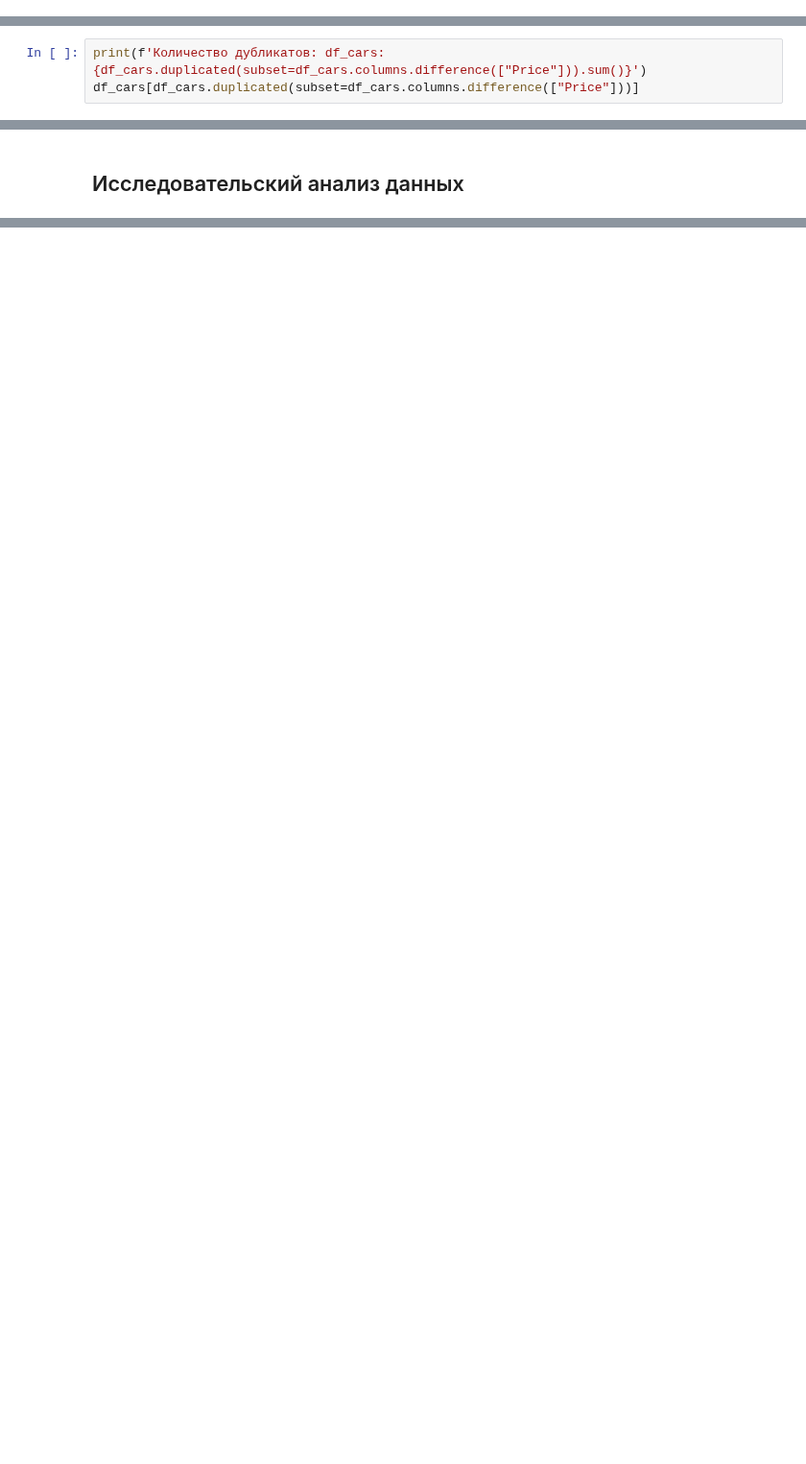
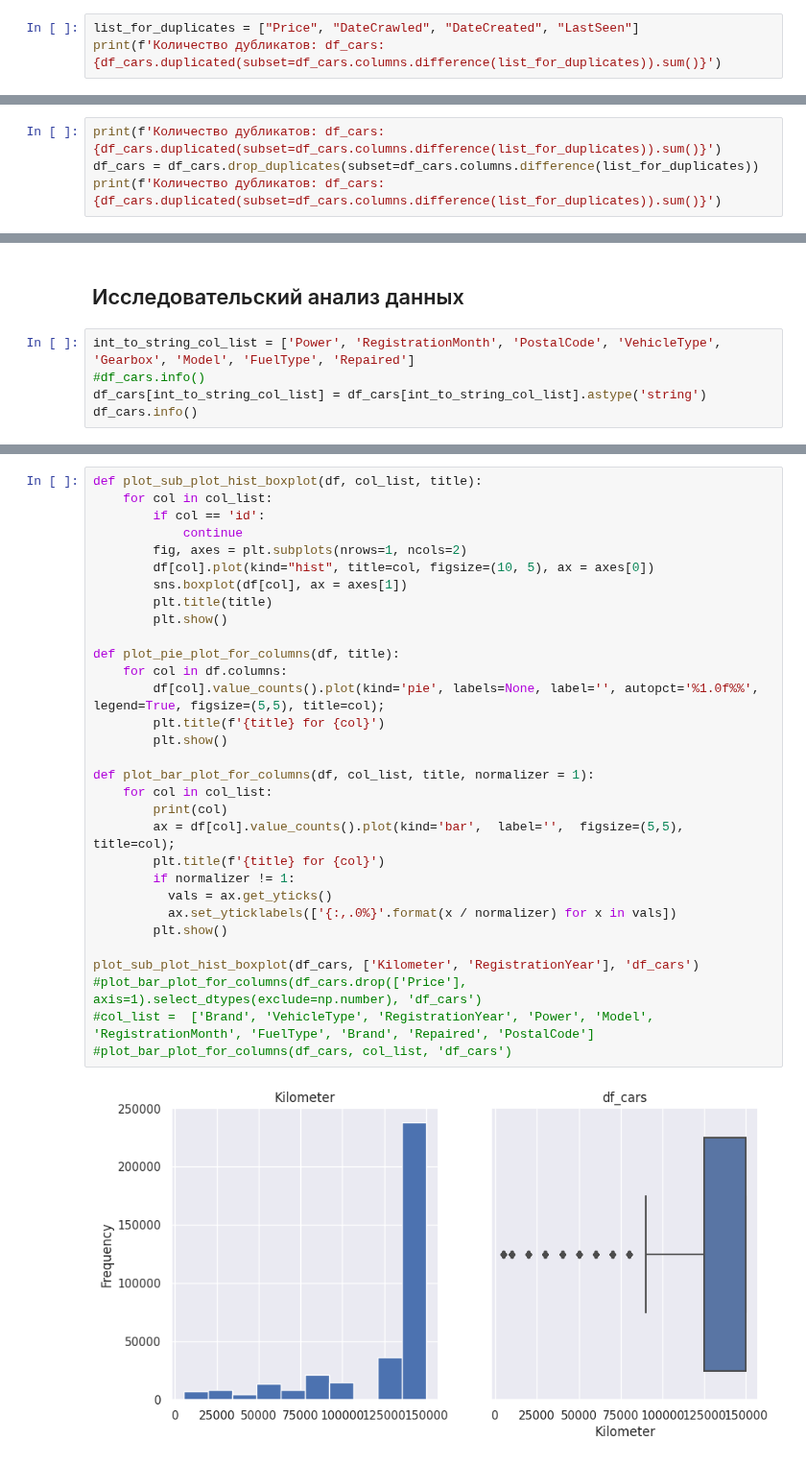
Before and after one commit to theotheo46/yap, a Jupyter notebook: notebooks/cars.ipynb, the cells around one changed output, grey strips where cells are left out. Shown at 96% size. Saved outputs shown, nothing was run; the diff lists cells and outputs as text; blank space fills up the shorter version.

```diff
--- a/notebooks/cars.ipynb
+++ b/notebooks/cars.ipynb
@@ -140,0 +168,3 @@ memory usage: 40.6 MB
+# %%
+list_for_duplicates = ["Price", "DateCrawled", "DateCreated", "LastSeen"]
+print(f'Количество дубликатов: df_cars: {df_cars.duplicated(subset=df_cars.columns.difference(list_for_duplicates)).sum()}')
@@ -141,4 +382,5 @@ memory usage: 40.6 MB
 # %%
-print(f'Количество дубликатов: df_cars: {df_cars.duplicated(subset=df_cars.columns.difference(["Price"])).sum()}')
-df_cars[df_cars.duplicated(subset=df_cars.columns.difference(["Price"]))]
+print(f'Количество дубликатов: df_cars: {df_cars.duplicated(subset=df_cars.columns.difference(list_for_duplicates)).sum()}')
+df_cars = df_cars.drop_duplicates(subset=df_cars.columns.difference(list_for_duplicates))
+print(f'Количество дубликатов: df_cars: {df_cars.duplicated(subset=df_cars.columns.difference(list_for_duplicates)).sum()}')
 # %% [output]
@@ -243,2 +409,7 @@ memory usage: 40.6 MB
 # %% [markdown]
 ## Исследовательский анализ данных
+# %%
+int_to_string_col_list = ['Power', 'RegistrationMonth', 'PostalCode', 'VehicleType', 'Gearbox', 'Model', 'FuelType', 'Repaired']
+#df_cars.info()
+df_cars[int_to_string_col_list] = df_cars[int_to_string_col_list].astype('string')
+df_cars.info()
@@ -244,0 +504,33 @@ memory usage: 40.6 MB
+# %%
+def plot_sub_plot_hist_boxplot(df, col_list, title):
+    for col in col_list:
+        if col == 'id':
+            continue
+        fig, axes = plt.subplots(nrows=1, ncols=2)
+        df[col].plot(kind="hist", title=col, figsize=(10, 5), ax = axes[0])
+        sns.boxplot(df[col], ax = axes[1])
+        plt.title(title)
+        plt.show()
+
+def plot_pie_plot_for_columns(df, title):
+    for col in df.columns:
+        df[col].value_counts().plot(kind='pie', labels=None, label='', autopct='%1.0f%%', legend=True, figsize=(5,5), title=col);
+        plt.title(f'{title} for {col}')
+        plt.show()
+
+def plot_bar_plot_for_columns(df, col_list, title, normalizer = 1):
+    for col in col_list:
+        print(col)
+        ax = df[col].value_counts().plot(kind='bar',  label='',  figsize=(5,5), title=col);
+        plt.title(f'{title} for {col}')
+        if normalizer != 1:
+          vals = ax.get_yticks()
+          ax.set_yticklabels(['{:,.0%}'.format(x / normalizer) for x in vals])
+        plt.show()
+
+plot_sub_plot_hist_boxplot(df_cars, ['Kilometer', 'RegistrationYear'], 'df_cars')
+#plot_bar_plot_for_columns(df_cars.drop(['Price'], axis=1).select_dtypes(exclude=np.number), 'df_cars')
+#col_list =  ['Brand', 'VehicleType', 'RegistrationYear', 'Power', 'Model', 'RegistrationMonth', 'FuelType', 'Brand', 'Repaired', 'PostalCode']
+#plot_bar_plot_for_columns(df_cars, col_list, 'df_cars')
+# %% [output]
+[figure, added]
```
Also changed, not shown: parts of 17 cells of this notebook.
